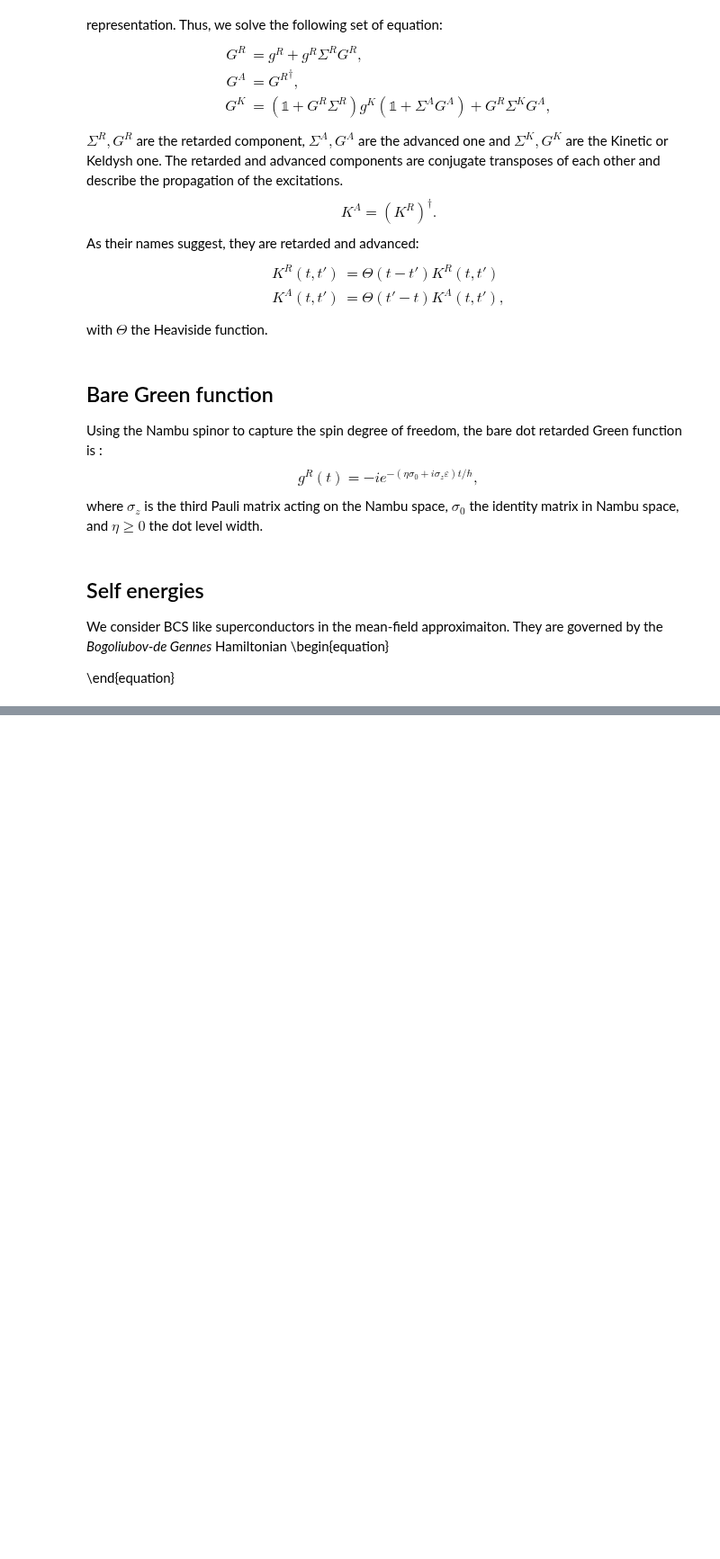
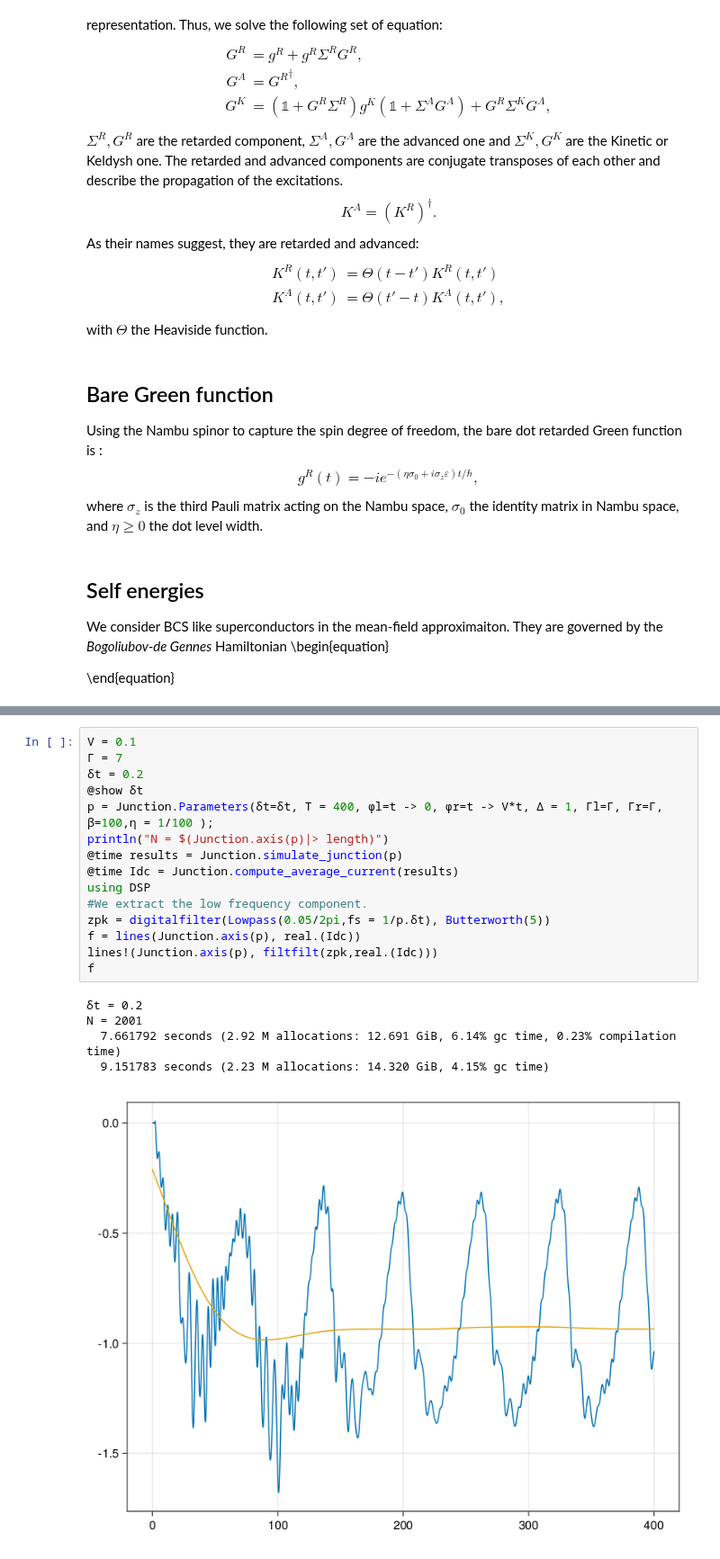
Before and after one commit to BaptisteLamic/NonEquilibriumGreenFunction.jl, a Jupyter notebook: examples/SQDS_junction.ipynb, the cells around one changed output, grey strips where cells are left out. Shown at 90% size. Drawn from its saved outputs; the diff is of its cells as text; blank space fills up the shorter version.

```diff
--- a/examples/SQDS_junction.ipynb
+++ b/examples/SQDS_junction.ipynb
@@ -318,2 +318,23 @@ N = 5001
+# %%
+V = 0.1
+Γ = 7
+δt = 0.2
+@show δt
+p = Junction.Parameters(δt=δt, T = 400, ϕl=t -> 0, ϕr=t -> V*t, Δ = 1, Γl=Γ, Γr=Γ, β=100,η = 1/100 );
+println("N = $(Junction.axis(p)|> length)")
+@time results = Junction.simulate_junction(p)
+@time Idc = Junction.compute_average_current(results)
+using DSP
+#We extract the low frequency component.
+zpk = digitalfilter(Lowpass(0.05/2pi,fs = 1/p.δt), Butterworth(5))
+f = lines(Junction.axis(p), real.(Idc))
+lines!(Junction.axis(p), filtfilt(zpk,real.(Idc)))
+f
+# %% [output]
+δt = 0.2
+N = 2001
+  7.661792 seconds (2.92 M allocations: 12.691 GiB, 6.14% gc time, 0.23% compilation time)
+  9.151783 seconds (2.23 M allocations: 14.320 GiB, 4.15% gc time)
+[figure, added]
 # %%
 using DSP
```
Also changed, not shown: parts of 17 cells of this notebook.
